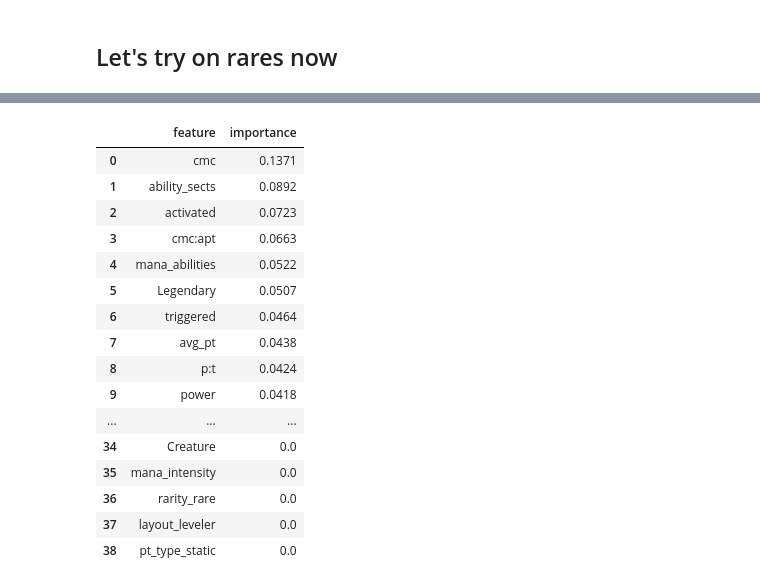
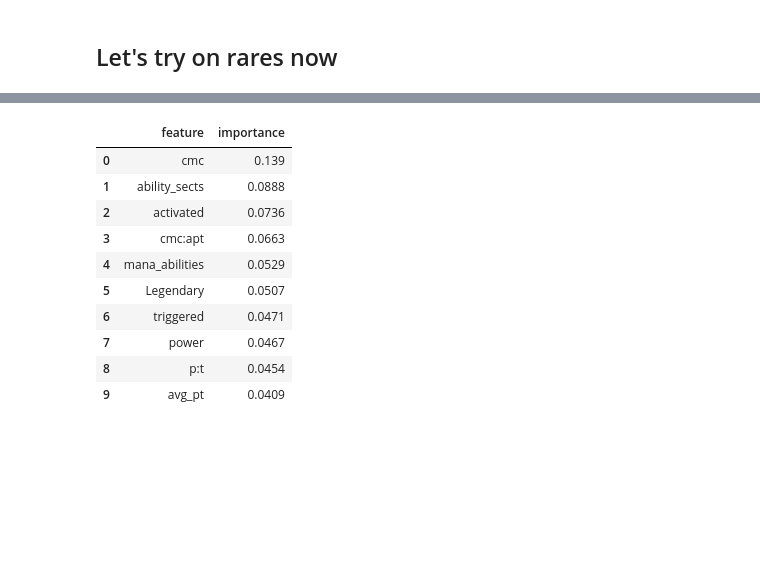
Before and after one commit to alexgcuevas/mystic-speculation, a Jupyter notebook: Docent of Perfection.ipynb, the cells around one changed output, grey strips where cells are left out. Saved outputs shown, nothing was run; the diff lists cells and outputs as text; code cells hidden in the pictures; blank space fills up the shorter version.

```diff
--- a/Docent of Perfection.ipynb
+++ b/Docent of Perfection.ipynb
@@ -425,28 +410,18 @@ results_df[['cardname','setname','y_pred','y_test','log_diff']].sort_values('log
-# %%
-# Extract feature importances
-model = pipe.steps[-1][1]
-features = list(pipe.steps[-2][1].train_columns)
-feature_importances = np.round(model.feature_importances_,4)
-
-feature_importances = np.array([features, feature_importances]).T
-pd.DataFrame(feature_importances[feature_importances[:,1].argsort()[::-1]], columns=['feature','importance'])
-# %% [output]
-|  | feature | importance |
-| 0 | cmc | 0.1371 |
-| 1 | ability_sects | 0.0892 |
-| 2 | activated | 0.0723 |
-| 3 | cmc:apt | 0.0663 |
-| 4 | mana_abilities | 0.0522 |
-| 5 | Legendary | 0.0507 |
-| 6 | triggered | 0.0464 |
-| 7 | avg_pt | 0.0438 |
-| 8 | p:t | 0.0424 |
-| 9 | power | 0.0418 |
-| ... | ... | ... |
-| 34 | Creature | 0.0 |
-| 35 | mana_intensity | 0.0 |
-| 36 | rarity_rare | 0.0 |
-| 37 | layout_leveler | 0.0 |
-| 38 | pt_type_static | 0.0 |
+# %%
+# Extract feature importances
+feature_importances = pipe_feature_imports(pipe)
+feature_importances[:10]
+# %% [output]
+|  | feature | importance |
+| 0 | cmc | 0.139 |
+| 1 | ability_sects | 0.0888 |
+| 2 | activated | 0.0736 |
+| 3 | cmc:apt | 0.0663 |
+| 4 | mana_abilities | 0.0529 |
+| 5 | Legendary | 0.0507 |
+| 6 | triggered | 0.0471 |
+| 7 | power | 0.0467 |
+| 8 | p:t | 0.0454 |
+| 9 | avg_pt | 0.0409 |
 # %%
 # Plot residuals
```
Also changed, not shown: parts of 12 cells of this notebook, 1 other file.
